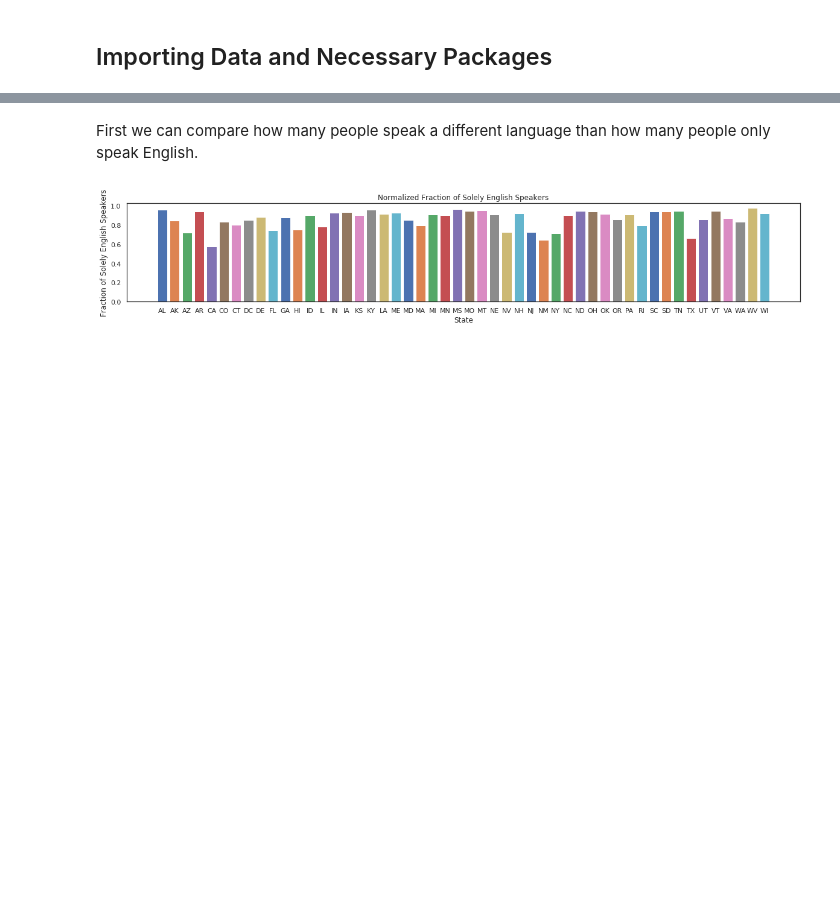
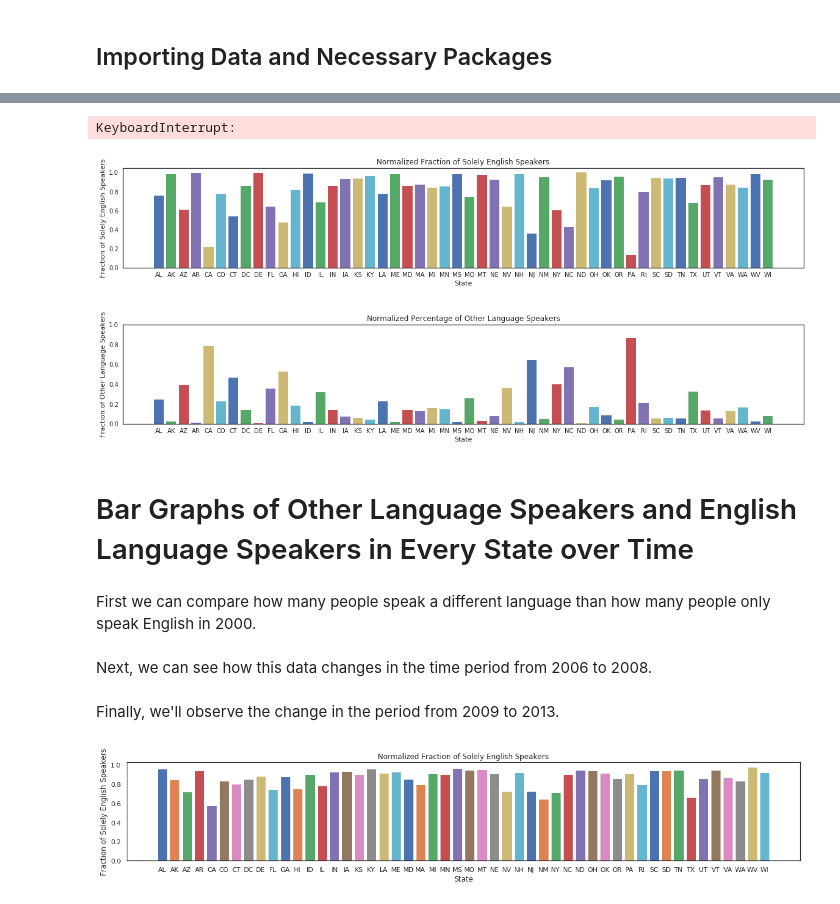
Before and after one commit to AllisonBusa/The-Mother-Tongue-of-US-Communities, a Jupyter notebook: Analysis.ipynb, the cells around one changed output, grey strips where cells are left out. Drawn from its saved outputs; the diff is of its cells as text; code cells hidden in the pictures; blank space fills up the shorter version.

```diff
--- a/Analysis.ipynb
+++ b/Analysis.ipynb
@@ -72,0 +61,36 @@ dtype: float64
+# %%
+totallanguage_dict_09 = dict.fromkeys(statesfull)
+english2009=pd.Series()
+other2009=pd.Series()
+# %%
+totallanguage_dict_00 = dict.fromkeys(states)
+english2000=pd.Series()
+other2000=pd.Series()
+# %%
+i=0
+j=0
+com=0
+arguement= False
+for state in states:
+    df = pd.read_excel("/home/jobanner/The-Mother-Tongue-of-US-Communities/raw_data/LanguageSpokenatHome_2000.xlsx",state,skiprows=[0,1,2,3]).dropna()
+    if(df["Area Name (State or County)"][j].find("County")==-1):
+        com+=df.loc[j,"Number of speakers"]
+        j+=1
+    else:
+        other2000.set_value(i,com)
+        com=0
+        i+=1
+        continue;
+# %% [output]
+KeyboardInterrupt:
+# %%
+i=0
+j=0
+com=0
+arguement= False
+for state in states:
+    df = pd.read_excel("/home/jobanner/The-Mother-Tongue-of-US-Communities/raw_data/LanguageSpokenatHome_2000.xlsx",state,skiprows=[0,1,2,3]).dropna()
+    english2000.set_value(i,df.loc[0,"Number of speakers"])
+    i+=1
+
+createDataFrame(english2000, states, "/home/jobanner/The-Mother-Tongue-of-US-Communities/raw_data/LanguageSpokenatHome_2000.xlsx", 0, totallanguage_dict_00,"Number of speakers"):
@@ -73,2 +101,36 @@ dtype: float64
+# %%
+def plotFigure(english_speakers, other_speakers):
+    english_speakers_normalized = english_speakers/(english_speakers+other_speakers)
+    other_speakers_normalized = other_speakers/(english_speakers+other_speakers)
+
+    plt.figure(figsize=(20, 3))
+    for i in range(1,51):
+        plt.bar(i, english_speakers_normalized[i])
+        plt.autoscale(enable=True)
+        plt.xticks(range(1,51), states[1:51])
+        plt.title("Normalized Fraction of Solely English Speakers")
+        plt.xlabel("State")
+        plt.ylabel("Fraction of Solely English Speakers")
+
+    plt.figure(figsize=(20, 3))
+    for i in range(1,51):
+        plt.bar(i, other_speakers_normalized[i])
+        plt.autoscale(enable=True)
+        plt.ylim([0.0,1.0])
+        plt.xticks(range(1,51), states[1:51])
+        plt.title("Normalized Percentage of Other Language Speakers")
+        plt.xlabel("State")
+        plt.ylabel("Fraction of Other Language Speakers")
+# %%
+plotFigure(english2009, other_speakers )
+# %% [output]
+[figure, added]
+[figure, added]
+# %% [markdown]
+# Bar Graphs of Other Language Speakers and English Language Speakers in Every State over Time
 # %% [markdown]
-First we can compare how many people speak a different language than how many people only speak English.
+First we can compare how many people speak a different language than how many people only speak English in 2000.
+# %% [markdown]
+Next, we can see how this data changes in the time period from 2006 to 2008.
+# %% [markdown]
+Finally, we'll observe the change in the period from 2009 to 2013.
```
Also changed, not shown: parts of 7 cells of this notebook.
